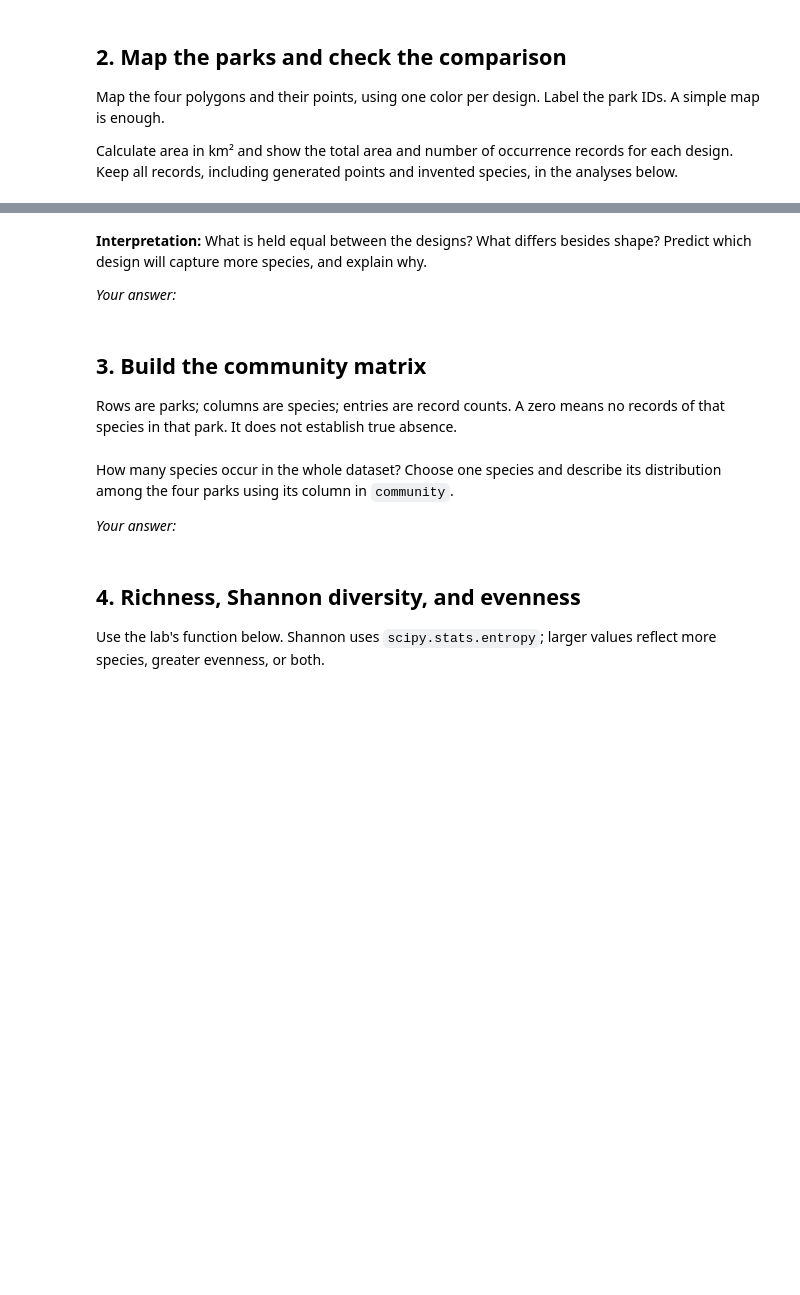
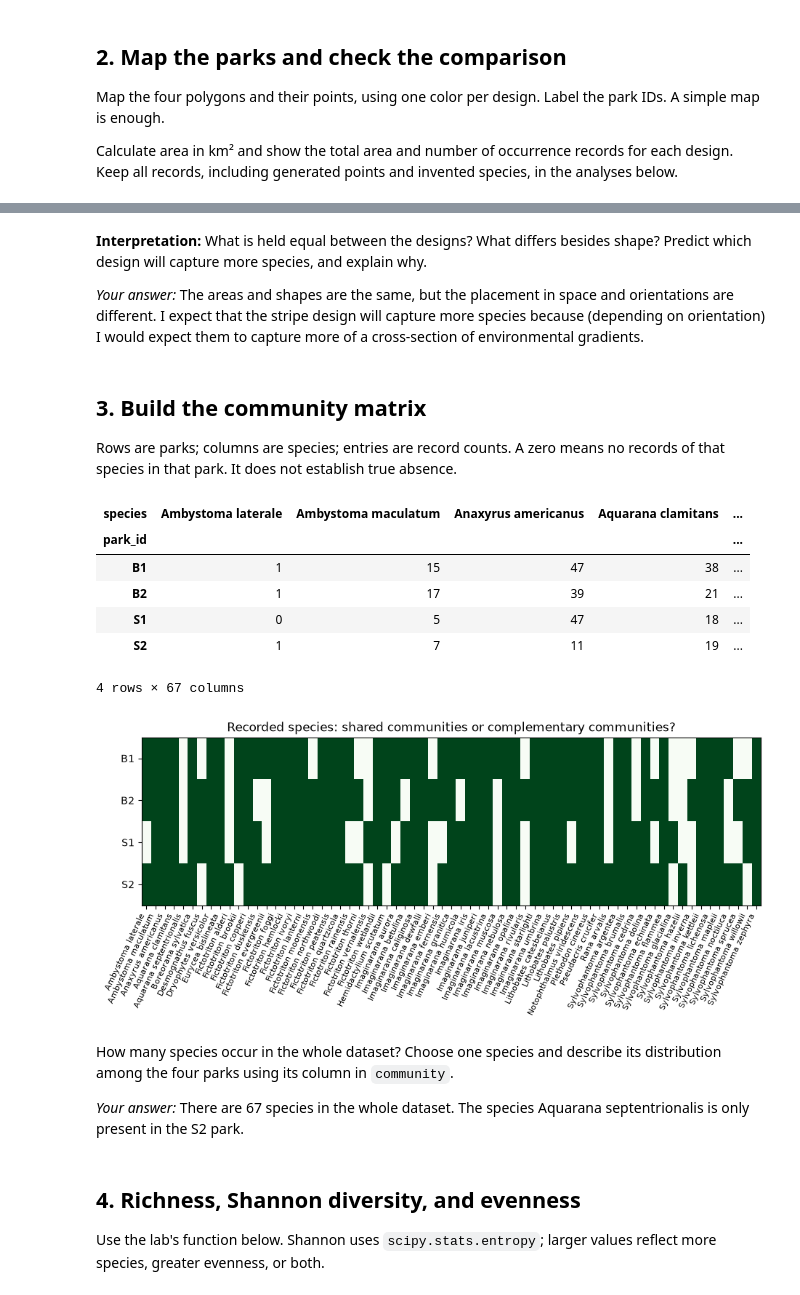
Before and after one commit to relleha/BIO597-SpatialBiodiversity, a Jupyter notebook: docs/assignments/Assignment-10-SpatialCommunityComposition.ipynb, the cells around one changed output, grey strips where cells are left out. Cells and saved outputs as stored; diff of their text form; code cells hidden in the pictures; blank space fills up the shorter version.

Commit message:
Complete Spatial Communities Assignment

```diff
--- a/docs/assignments/Assignment-10-SpatialCommunityComposition.ipynb
+++ b/docs/assignments/Assignment-10-SpatialCommunityComposition.ipynb
@@ -75,6 +114,7 @@ display(parks.groupby("scenario").measured_km2.sum())
 shape? Predict which design will capture more species, and explain why.
 
 *Your answer:*
+The areas and shapes are the same, but the placement in space and orientations are different. I expect that the stripe design will capture more species because (depending on orientation) I would expect them to capture more of a cross-section of environmental gradients.
 # %% [markdown]
 ## 3. Build the community matrix
 
@@ -83,14 +123,33 @@ no records of that species in that park. It does not establish true absence.
 # %%
 community = pd.crosstab(records.park_id, records.species)
 community = community.reindex(park_order, fill_value=0)
 presence = community > 0
 
 display(community)
+
+# Recreate distribution plot
+fig, ax = plt.subplots(figsize=(11, 3))
+image = ax.imshow(presence.astype(int), aspect="auto", cmap="Greens", vmin=0, vmax=1)
+ax.set(yticks=range(len(community)), yticklabels=community.index,
+       xticks=range(len(community.columns)), xticklabels=community.columns,
+       title="Recorded species: shared communities or complementary communities?")
+plt.setp(ax.get_xticklabels(), rotation=65, ha="right", fontsize=8)
+plt.show()
+# %% [output]
+| species | Ambystoma laterale | Ambystoma maculatum | Anaxyrus americanus | Aquarana clamitans | ... |
+| park_id |  |  |  |  | ... |
+| B1 | 1 | 15 | 47 | 38 | ... |
+| B2 | 1 | 17 | 39 | 21 | ... |
+| S1 | 0 | 5 | 47 | 18 | ... |
+| S2 | 1 | 7 | 11 | 19 | ... |
+4 rows × 67 columns
+[figure, added]
 # %% [markdown]
 How many species occur in the whole dataset? Choose one species and describe
 its distribution among the four parks using its column in `community`.
 
 *Your answer:*
+There are 67 species in the whole dataset. The species Aquarana septentrionalis is only present in the S2 park.
 # %% [markdown]
 ## 4. Richness, Shannon diversity, and evenness
 
```
Also changed, not shown: parts of 19 cells of this notebook, 6 other files.
